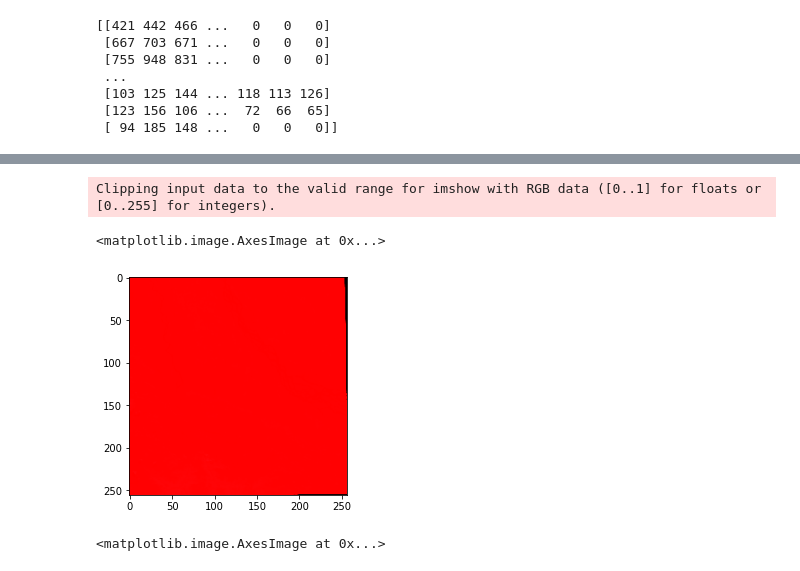
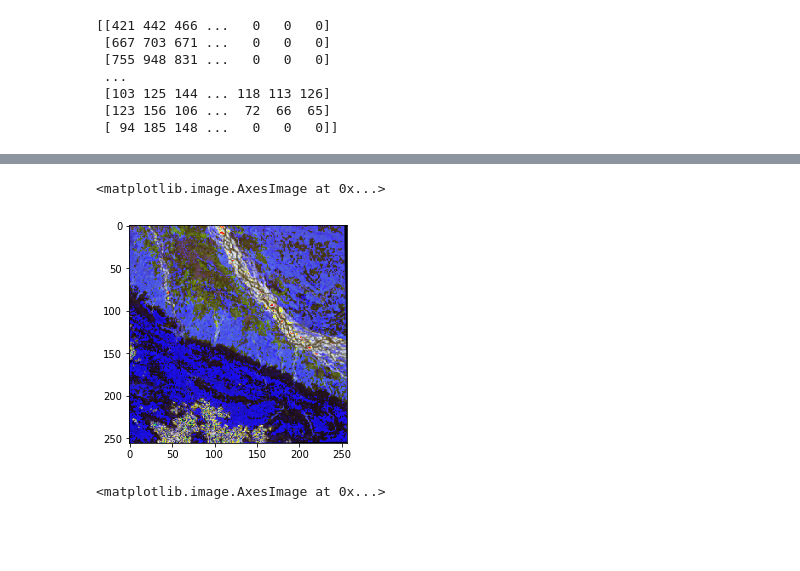
Before and after one commit to rahatsantosh/map-compiler, a Jupyter notebook: nbs/backend_trial.ipynb, the cells around one changed output, grey strips where cells are left out. Cells and saved outputs as stored; diff of their text form; code cells hidden in the pictures; blank space fills up the shorter version.

```diff
--- a/nbs/backend_trial.ipynb
+++ b/nbs/backend_trial.ipynb
@@ -28,12 +43,15 @@ def get_dataset(layer='http://mobileapp.nesdr.gov.in/out2019.tif', projWin=[1056
     return out
 # %%
 class B():
-    def __init__(self,dataset=None, band_no=0, band=None):
+    def __init__(self,dataset=None, band_no=1, band=None):
         #print(band_no, dataset)
         if dataset is None:
             self._band = band
         else:
-            self._band = norm(np.array(dataset.GetRasterBand(band_no).ReadAsArray()))
+            #self.overviews = gdal.Info('./out2019.tif', format='json')['bands'][band_no]['overviews']
+            self._band = norm(
+                x=np.array(dataset.GetRasterBand(band_no).ReadAsArray()),
+            )
 
     @property
     def band(self):
@@ -60,16 +111,3 @@ def apply_cmap(im, cmap):
         return np.dstack((im,np.zeros(im.shape),np.zeros(im.shape)))
     else:
         return im
-# %%
-def norm(x, y=None, z=None, minR=0, maxR=1, minG=0, maxG=1, minB=0, maxB=1):
-    if y is None and z is None:
-        x = x/2500
-        x = ((maxR-minR)*x)+minR
-        return x
-    x = x/2500
-    y = y/2500
-    z = z/4000
-    x = ((maxB-minB)*x)+minB
-    y = ((maxG-minG)*y)+minG
-    z = ((maxR-minR)*z)+minR
-    return x, y, z
@@ -83,6 +134,7 @@ def norm(
     ip_minG=0, ip_maxG=2500,
     ip_minB=0, ip_maxB=4000):
     if y is None and z is None:
+        #print('None')
         indices = np.where(x==0)
         x = (x-ip_minR)/(ip_maxR-ip_minR)
         x = ((op_maxR-op_minR)*x)+op_minR
@@ -91,12 +143,15 @@ def norm(
     indices1 = np.where(x==0)
     indices2 = np.where(y==0)
     indices3 = np.where(z==0)
-    x = (x-ip_minB)/(ip_maxB-ip_minB)
+    x = (x-ip_minR)/(ip_maxR-ip_minR)
     y = (x-ip_minG)/(ip_maxG-ip_minG)
-    z = (x-ip_minR)/(ip_maxB-ip_minR)
+    z = (x-ip_minB)/(ip_maxB-ip_minB)
     x = ((op_maxB-op_minB)*x)+op_minB
     y = ((op_maxG-op_minG)*y)+op_minG
     z = ((op_maxR-op_minR)*z)+op_minR
+    print('X:',x)
+    print('Y:',y)
+    print('Z:',z)
     x[indices1] = 0
     y[indices2] = 0
     z[indices3] = 0
@@ -192,9 +291,8 @@ response = setup(
 # %%
-plt.imshow(response)
+plt.imshow(response.astype(np.uint8))
 # %% [output]
-Clipping input data to the valid range for imshow with RGB data ([0..1] for floats or [0..255] for integers).
+<matplotlib.image.AxesImage at 0x...>
-<matplotlib.image.AxesImage at 0x...>
-[figure, old version]
+[figure, new version]
 # %%
 plt.imshow(setup(R=g),cmap='gray')
 # %% [output]
```
Also changed, not shown: parts of 15 cells of this notebook.
